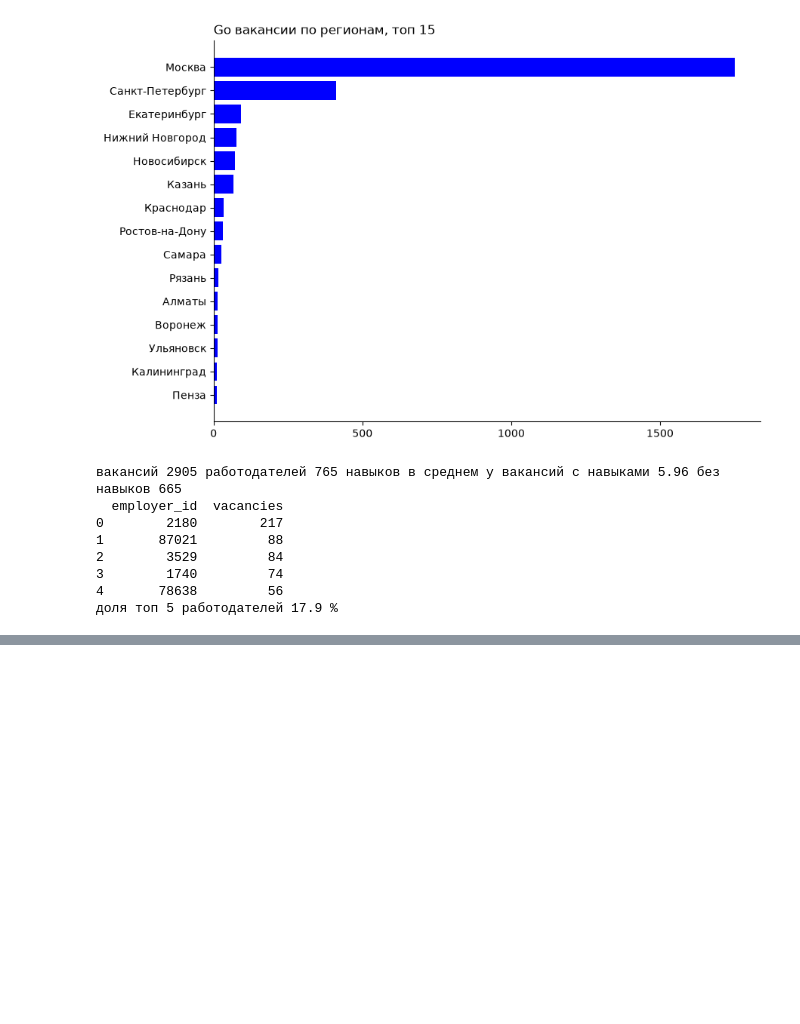
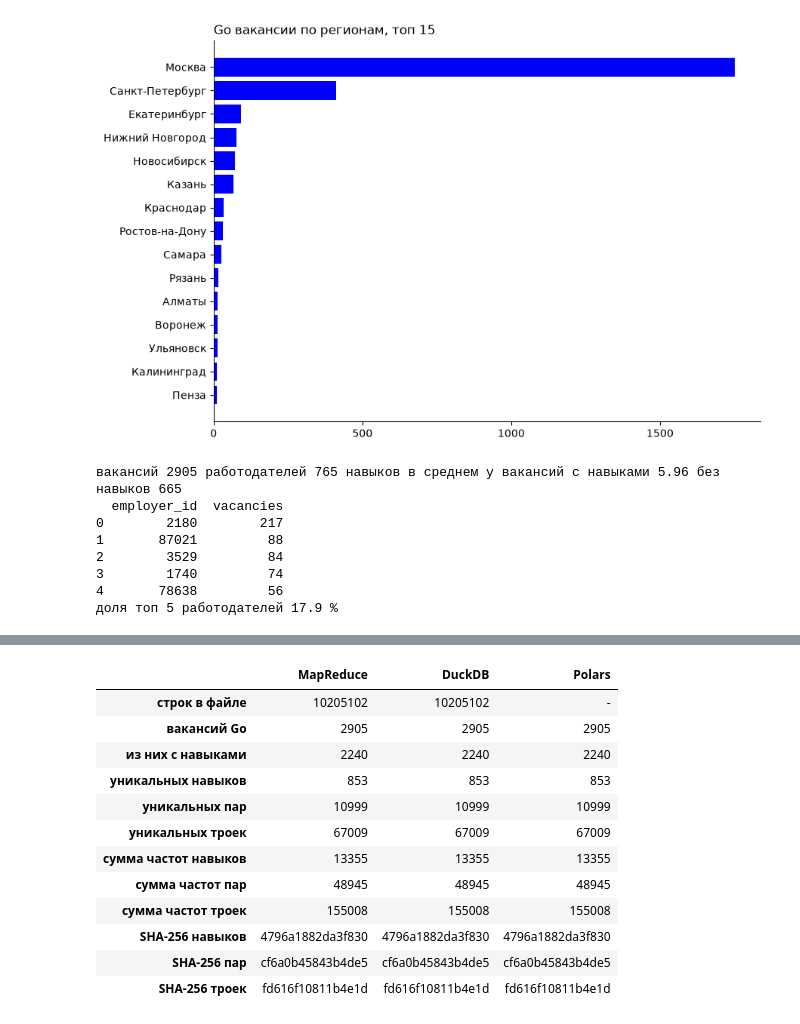
Before and after one commit to shlaapnik/EngData, a Jupyter notebook: MapReduce/mapreduce.ipynb, the cells around one changed output, grey strips where cells are left out. Saved outputs shown, nothing was run; the diff lists cells and outputs as text; code cells hidden in the pictures; blank space fills up the shorter version.

Commit message:
feat(hw3): skills on csv

```diff
--- a/MapReduce/mapreduce.ipynb
+++ b/MapReduce/mapreduce.ipynb
@@ -748,0 +762,3 @@ print("доля топ 5 работодателей", round(100 * top_employers[
+# %%
+%%measure 3 MapReduce CSV
+mr_summary, mr_rows = mapreduce_job.run("csv", out_prefix="results/mapreduce")
@@ -748,0 +769,3 @@ print("доля топ 5 работодателей", round(100 * top_employers[
+# %%
+%%measure 3 DuckDB CSV
+duck_summary, duck_rows = duckdb_job.run("csv", out_prefix="results/duckdb")
@@ -748,0 +817,32 @@ print("доля топ 5 работодателей", round(100 * top_employers[
+# %%
+control = pd.DataFrame({
+    "MapReduce": [mr_summary["rows"], mr_summary["variant_vacancies"], mr_summary["with_skills"]]
+                 + [mr_summary["unique"][size] for size in (1, 2, 3)]
+                 + [mr_summary["total_count"][size] for size in (1, 2, 3)]
+                 + [mr_summary["sha256"][size][:16] for size in (1, 2, 3)],
+    "DuckDB": [duck_summary["rows"], duck_summary["variant_vacancies"], duck_summary["with_skills"]]
+              + [duck_summary["unique"][size] for size in (1, 2, 3)]
+              + [duck_summary["total_count"][size] for size in (1, 2, 3)]
+              + [duck_summary["sha256"][size][:16] for size in (1, 2, 3)],
+    "Polars": ["-", polars_summary["variant_vacancies"], polars_summary["with_skills"]]
+              + [polars_summary["unique"][size] for size in (1, 2, 3)]
+              + [polars_summary["total_count"][size] for size in (1, 2, 3)]
+              + [polars_summary["sha256"][size][:16] for size in (1, 2, 3)],
+}, index=["строк в файле", "вакансий Go", "из них с навыками", "уникальных навыков", "уникальных пар", "уникальных троек",
+          "сумма частот навыков", "сумма частот пар", "сумма частот троек", "SHA-256 навыков", "SHA-256 пар", "SHA-256 троек"])
+
+control
+# %% [output]
+|  | MapReduce | DuckDB | Polars |
+| строк в файле | 10205102 | 10205102 | - |
+| вакансий Go | 2905 | 2905 | 2905 |
+| из них с навыками | 2240 | 2240 | 2240 |
+| уникальных навыков | 853 | 853 | 853 |
+| уникальных пар | 10999 | 10999 | 10999 |
+| уникальных троек | 67009 | 67009 | 67009 |
+| сумма частот навыков | 13355 | 13355 | 13355 |
+| сумма частот пар | 48945 | 48945 | 48945 |
+| сумма частот троек | 155008 | 155008 | 155008 |
+| SHA-256 навыков | 4796a1882da3f830 | 4796a1882da3f830 | 4796a1882da3f830 |
+| SHA-256 пар | cf6a0b45843b4de5 | cf6a0b45843b4de5 | cf6a0b45843b4de5 |
+| SHA-256 троек | fd616f10811b4e1d | fd616f10811b4e1d | fd616f10811b4e1d |
```
Also changed, not shown: parts of 16 cells of this notebook, 2 other files.
